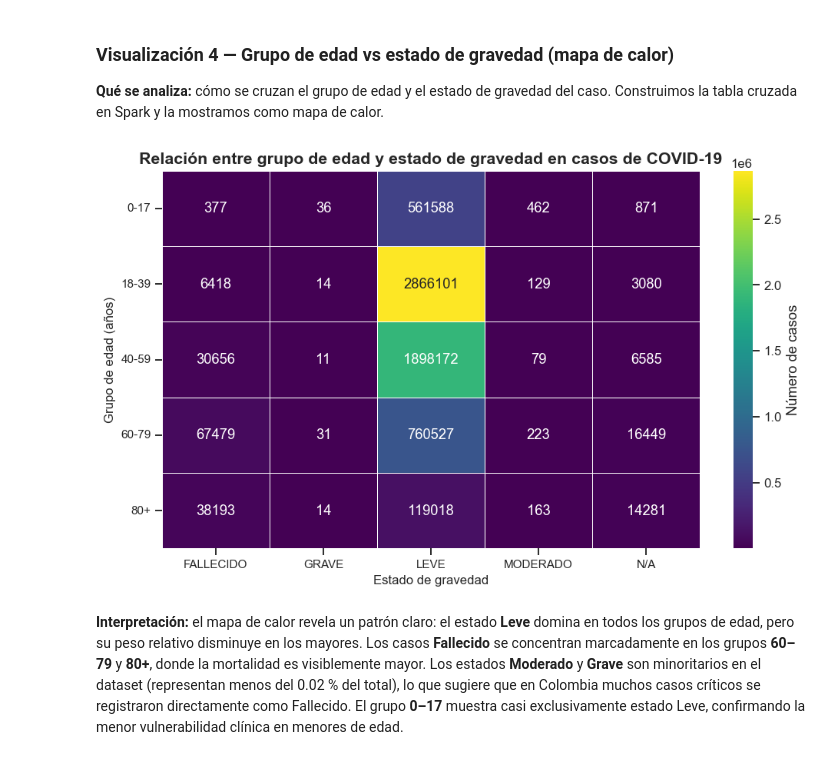
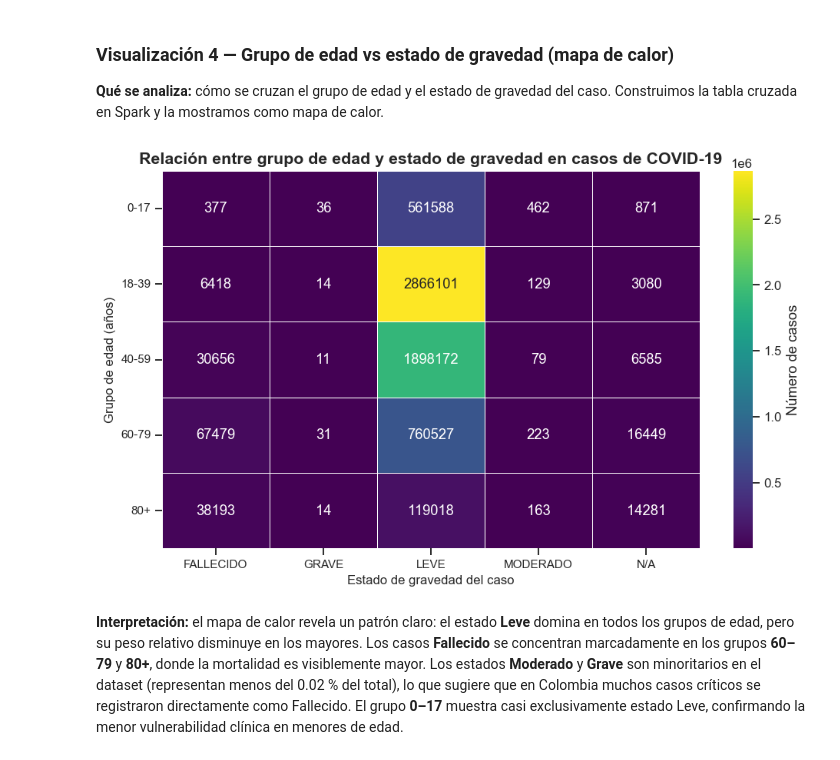
Before and after one commit to blinaresv/COVID19-Spark-Colombia, a Jupyter notebook: Linares_Carreno_Ariza_HVD_Spark.ipynb, the cells around one changed output. Drawn from its saved outputs; the diff is of its cells as text; code cells hidden in the pictures.

```diff
--- a/Linares_Carreno_Ariza_HVD_Spark.ipynb
+++ b/Linares_Carreno_Ariza_HVD_Spark.ipynb
@@ -472,31 +475,31 @@ plt.tight_layout(); plt.show()
 # %%
 df_hm = (df_clean
          .filter(col('estado').isNotNull() & col('edad').isNotNull())
          .withColumn('grupo_edad',
                      when(col('edad') < 18, '0-17')
                      .when(col('edad') < 40, '18-39')
                      .when(col('edad') < 60, '40-59')
                      .when(col('edad') < 80, '60-79')
                      .otherwise('80+')))
 
 cruce = df_hm.groupBy('grupo_edad').pivot('estado').agg(count(F.lit(1)))
 pdf_hm = cruce.toPandas().set_index('grupo_edad').fillna(0)
 pdf_hm = pdf_hm.reindex(['0-17','18-39','40-59','60-79','80+'])
 
 # Es una matriz de conteos (solo valores positivos, sin punto neutro):
 # corresponde una paleta SECUENCIAL, no divergente.
 fig, ax = plt.subplots(figsize=(9, 5.5))
 sns.heatmap(pdf_hm, annot=True, fmt='.0f', cmap=CMAP_SEC,
             linewidths=0.5, linecolor='white', ax=ax,
             cbar_kws={'label': 'Número de casos'})
 ax.set_title('Relación entre grupo de edad y estado de gravedad en casos de COVID-19',
              fontsize=14, fontweight='bold')
-ax.set_xlabel('Estado de gravedad', fontsize=11)
+ax.set_xlabel('Estado de gravedad del caso', fontsize=11)
 ax.set_ylabel('Grupo de edad (años)', fontsize=11)
 ax.tick_params(labelsize=10, rotation=0)
 plt.tight_layout(); plt.show()
 # %% [output]
-[figure, old version]
+[figure, new version]
 # %% [markdown]
 **Interpretación:** el mapa de calor revela un patrón claro: el estado **Leve** domina en todos los grupos de edad, pero su peso relativo disminuye en los mayores. Los casos **Fallecido** se concentran marcadamente en los grupos **60–79** y **80+**, donde la mortalidad es visiblemente mayor. Los estados **Moderado** y **Grave** son minoritarios en el dataset (representan menos del 0.02 % del total), lo que sugiere que en Colombia muchos casos críticos se registraron directamente como Fallecido. El grupo **0–17** muestra casi exclusivamente estado Leve, confirmando la menor vulnerabilidad clínica en menores de edad.
 # %% [markdown]
```
Also changed, not shown: parts of 6 cells of this notebook.
